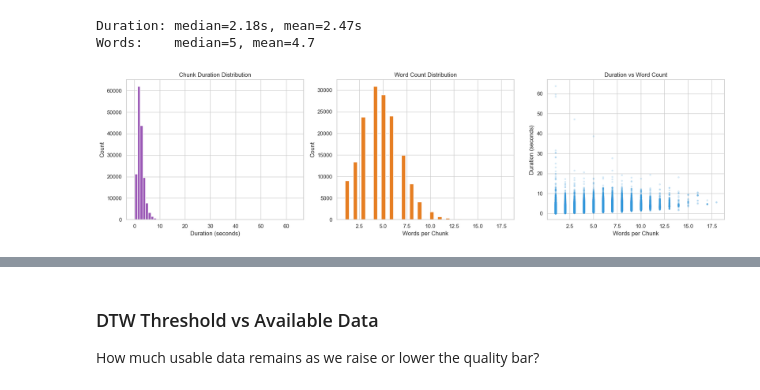
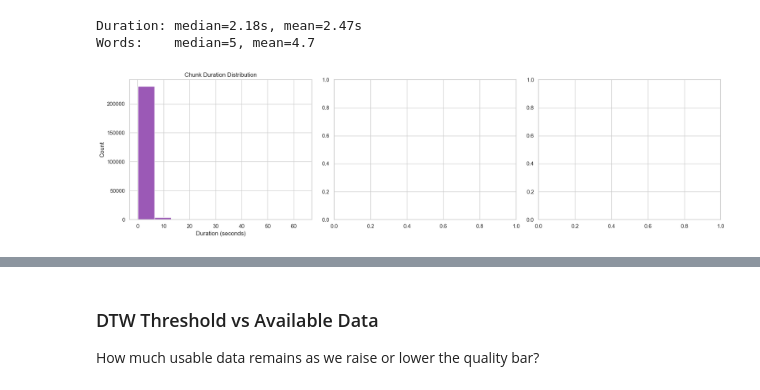
Before and after one commit to escapeprograms/VocaloFlow, a Jupyter notebook: DataAnalysis/eda.ipynb, the cells around one changed output, grey strips where cells are left out. Saved outputs shown, nothing was run; the diff lists cells and outputs as text; code cells hidden in the pictures.

```diff
--- a/DataAnalysis/eda.ipynb
+++ b/DataAnalysis/eda.ipynb
@@ -199,26 +199,26 @@ Words:    median=5, mean=4.7
 # %%
 fig, axes = plt.subplots(1, 3, figsize=(18, 5))
 
 # Duration histogram
-axes[0].hist(manifest["duration_s"].dropna(), bins=60, color="#9b59b6", edgecolor="white")
+axes[0].hist(manifest["duration_s"].dropna(), bins=40, color="#9b59b6", edgecolor="white")
 axes[0].set_xlabel("Duration (seconds)")
 axes[0].set_ylabel("Count")
 axes[0].set_title("Chunk Duration Distribution")
 
-# Word count histogram
-axes[1].hist(manifest["word_count"].dropna(), bins=40, color="#e67e22", edgecolor="white")
-axes[1].set_xlabel("Words per Chunk")
-axes[1].set_ylabel("Count")
-axes[1].set_title("Word Count Distribution")
+# # Word count histogram
+# axes[1].hist(manifest["word_count"].dropna(), bins=40, color="#e67e22", edgecolor="white")
+# axes[1].set_xlabel("Words per Chunk")
+# axes[1].set_ylabel("Count")
+# axes[1].set_title("Word Count Distribution")
 
-# Duration vs word count scatter
-valid_dw = manifest.dropna(subset=["duration_s", "word_count"])
-axes[2].scatter(valid_dw["word_count"], valid_dw["duration_s"], alpha=0.15, s=8, color="#3498db")
-axes[2].set_xlabel("Words per Chunk")
-axes[2].set_ylabel("Duration (seconds)")
-axes[2].set_title("Duration vs Word Count")
+# # Duration vs word count scatter
+# valid_dw = manifest.dropna(subset=["duration_s", "word_count"])
+# axes[2].scatter(valid_dw["word_count"], valid_dw["duration_s"], alpha=0.15, s=8, color="#3498db")
+# axes[2].set_xlabel("Words per Chunk")
+# axes[2].set_ylabel("Duration (seconds)")
+# axes[2].set_title("Duration vs Word Count")
 
 plt.tight_layout()
 plt.show()
 # %% [output]
-[figure, old version]
+[figure, new version]
```
Also changed, not shown: parts of 16 cells of this notebook, 40 other files.
